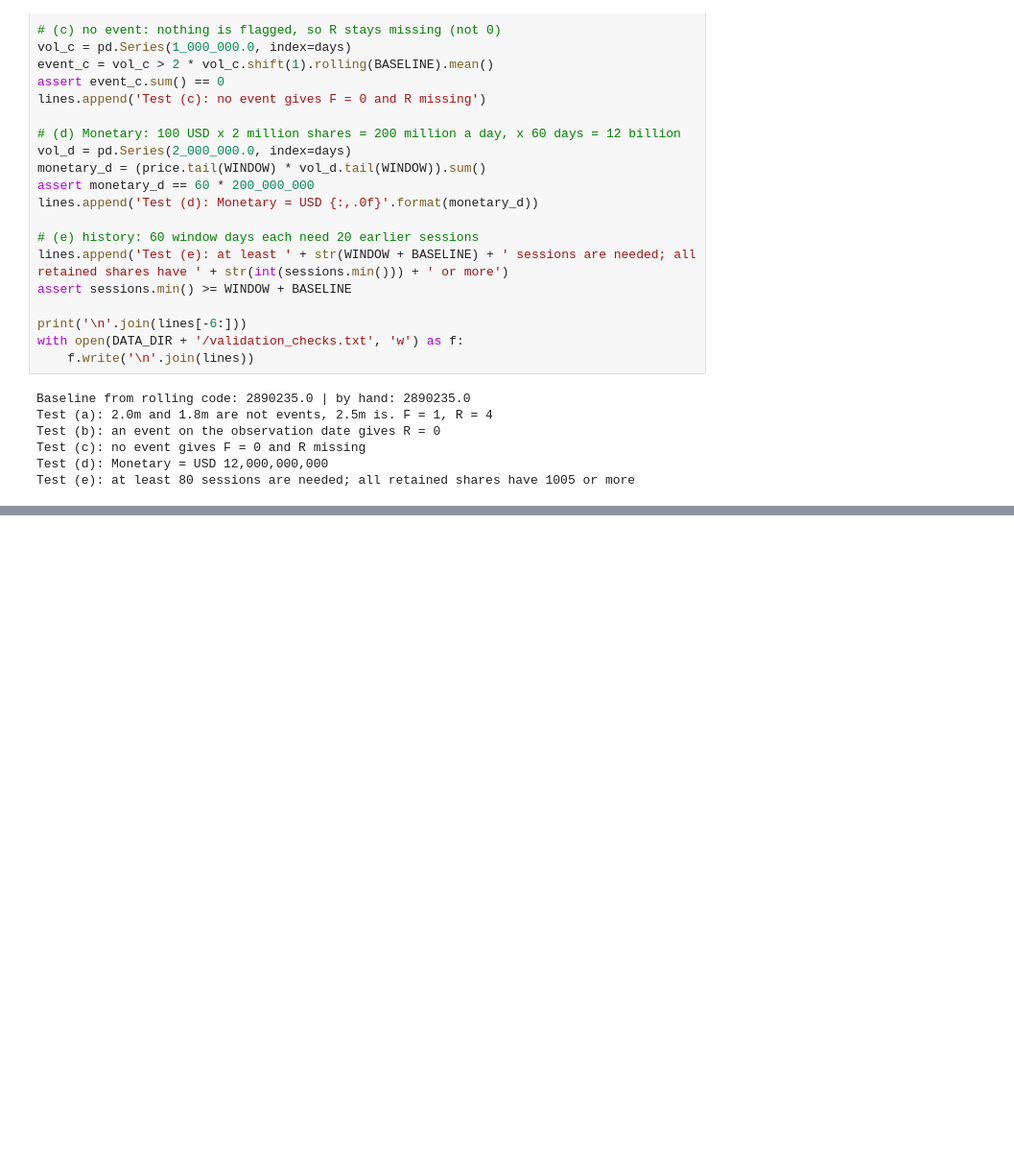
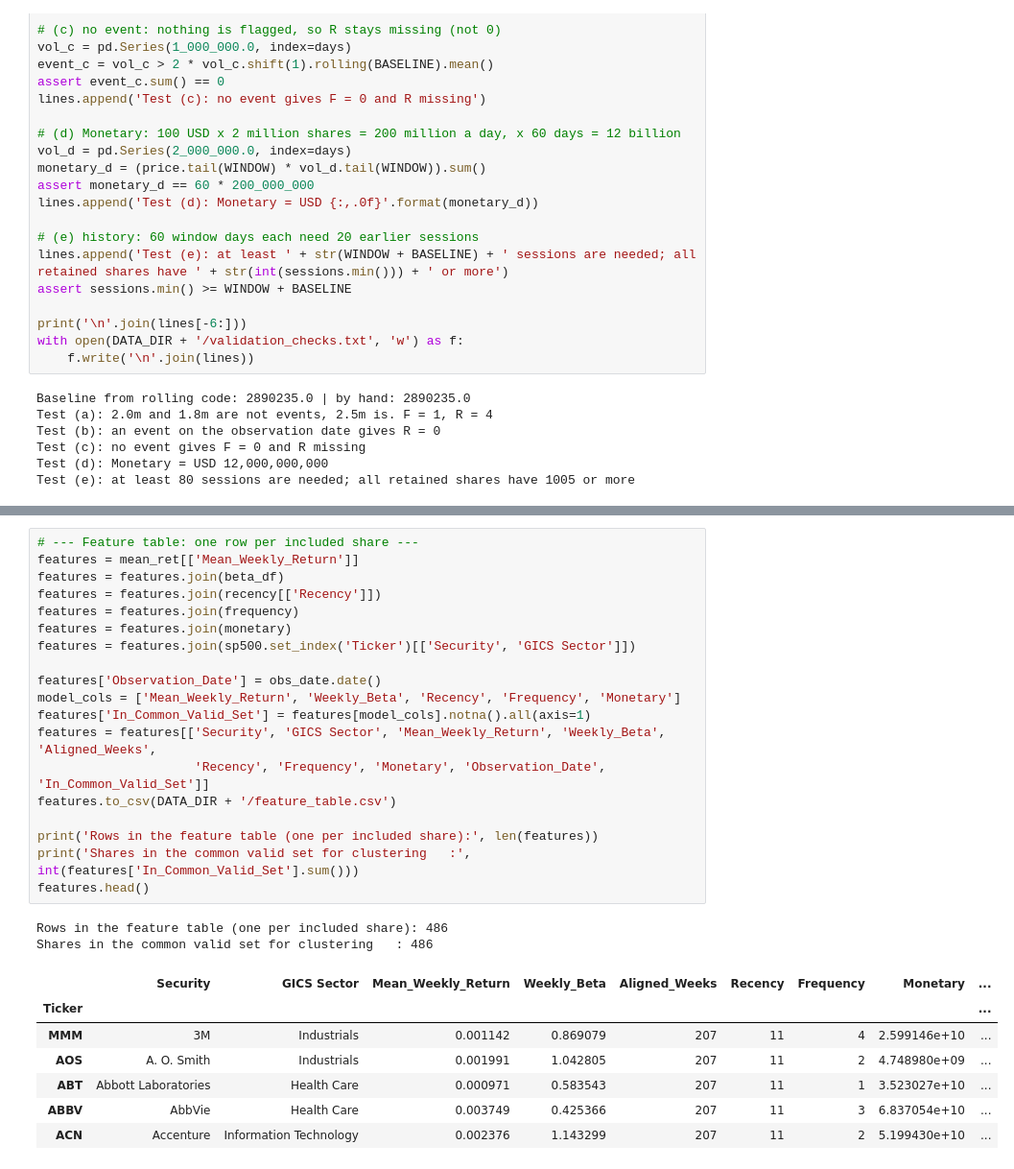
Before and after one commit to shahlyfayeek/crm-cwk1-stock-segmentation, a Jupyter notebook: CRM_CWK1_20521398.ipynb, the cells around one changed output, grey strips where cells are left out. Shown at 96% size. Saved outputs shown, nothing was run; the diff lists cells and outputs as text; blank space fills up the shorter version.

```diff
--- a/CRM_CWK1_20521398.ipynb
+++ b/CRM_CWK1_20521398.ipynb
@@ -704,0 +717,29 @@ Test (e): at least 80 sessions are needed; all retained shares have 1005 or more
+# %%
+# --- Feature table: one row per included share ---
+features = mean_ret[['Mean_Weekly_Return']]
+features = features.join(beta_df)
+features = features.join(recency[['Recency']])
+features = features.join(frequency)
+features = features.join(monetary)
+features = features.join(sp500.set_index('Ticker')[['Security', 'GICS Sector']])
+
+features['Observation_Date'] = obs_date.date()
+model_cols = ['Mean_Weekly_Return', 'Weekly_Beta', 'Recency', 'Frequency', 'Monetary']
+features['In_Common_Valid_Set'] = features[model_cols].notna().all(axis=1)
+features = features[['Security', 'GICS Sector', 'Mean_Weekly_Return', 'Weekly_Beta', 'Aligned_Weeks',
+                     'Recency', 'Frequency', 'Monetary', 'Observation_Date', 'In_Common_Valid_Set']]
+features.to_csv(DATA_DIR + '/feature_table.csv')
+
+print('Rows in the feature table (one per included share):', len(features))
+print('Shares in the common valid set for clustering   :', int(features['In_Common_Valid_Set'].sum()))
+features.head()
+# %% [output]
+Rows in the feature table (one per included share): 486
+Shares in the common valid set for clustering   : 486
+|  | Security | GICS Sector | Mean_Weekly_Return | Weekly_Beta | Aligned_Weeks | Recency | Frequency | Monetary | ... |
+| Ticker |  |  |  |  |  |  |  |  | ... |
+| MMM | 3M | Industrials | 0.001142 | 0.869079 | 207 | 11 | 4 | 2.599146e+10 | ... |
+| AOS | A. O. Smith | Industrials | 0.001991 | 1.042805 | 207 | 11 | 2 | 4.748980e+09 | ... |
+| ABT | Abbott Laboratories | Health Care | 0.000971 | 0.583543 | 207 | 11 | 1 | 3.523027e+10 | ... |
+| ABBV | AbbVie | Health Care | 0.003749 | 0.425366 | 207 | 11 | 3 | 6.837054e+10 | ... |
+| ACN | Accenture | Information Technology | 0.002376 | 1.143299 | 207 | 11 | 2 | 5.199430e+10 | ... |
```
Also changed, not shown: parts of 3 cells of this notebook.
